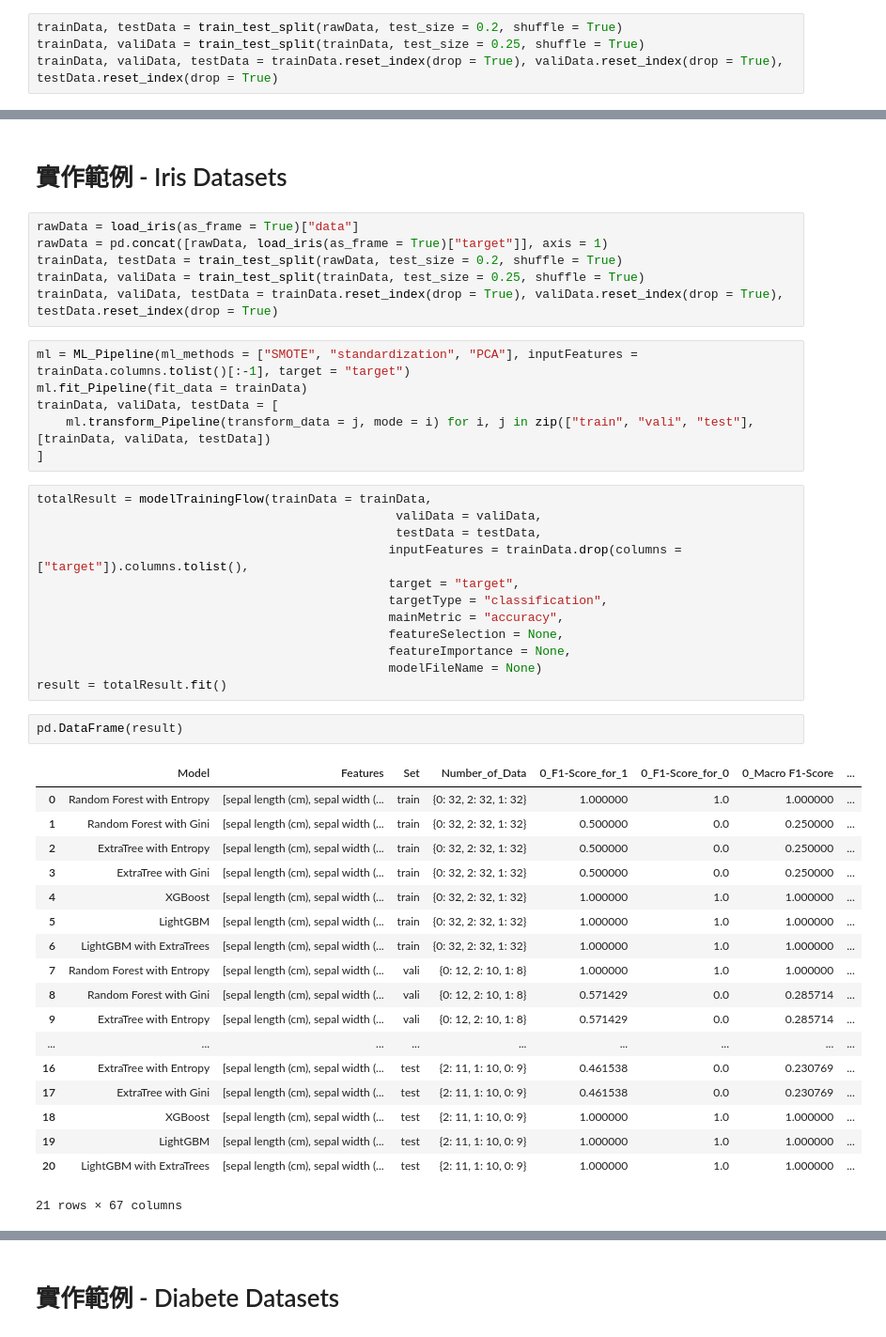
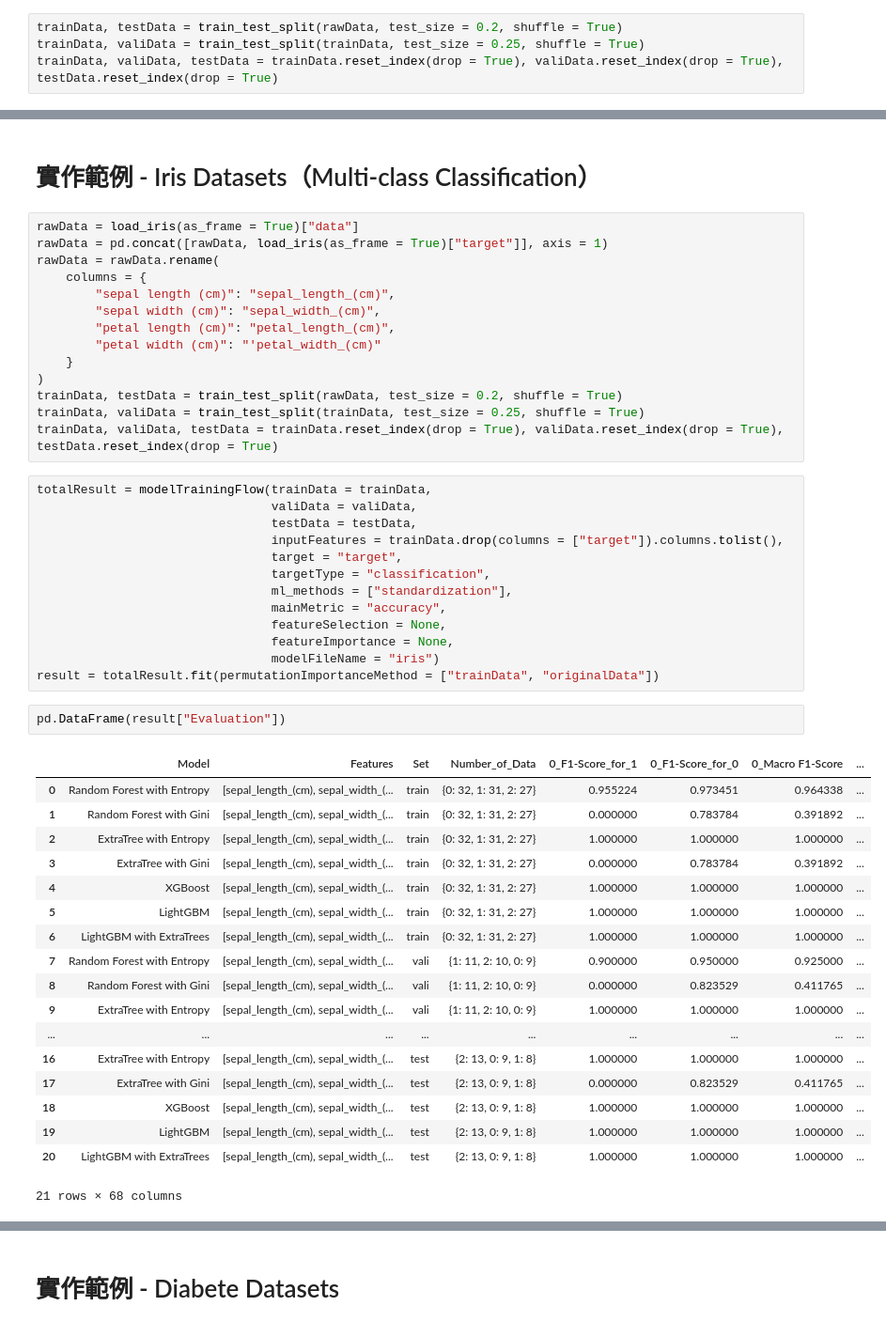
Before and after one commit to Wang-Jian-An/CustomizedAutoML, a Jupyter notebook: Example.ipynb, the cells around one changed output, grey strips where cells are left out. Shown: that part at 94% size. Saved outputs shown, nothing was run; the diff lists cells and outputs as text.

Commit message:
feat: add iris and breast cancer dataset

```diff
--- a/Example.ipynb
+++ b/Example.ipynb
@@ -52,47 +89,50 @@ pd.DataFrame(result[1])
 # %% [markdown]
-# 實作範例 - Iris Datasets
+# 實作範例 - Iris Datasets（Multi-class Classification）
 # %%
 rawData = load_iris(as_frame = True)["data"]
 rawData = pd.concat([rawData, load_iris(as_frame = True)["target"]], axis = 1)
+rawData = rawData.rename(
+    columns = {
+        "sepal length (cm)": "sepal_length_(cm)",
+        "sepal width (cm)": "sepal_width_(cm)",
+        "petal length (cm)": "petal_length_(cm)",
+        "petal width (cm)": "'petal_width_(cm)"
+    }
+)
 trainData, testData = train_test_split(rawData, test_size = 0.2, shuffle = True)
 trainData, valiData = train_test_split(trainData, test_size = 0.25, shuffle = True)
 trainData, valiData, testData = trainData.reset_index(drop = True), valiData.reset_index(drop = True), testData.reset_index(drop = True)
-# %%
-ml = ML_Pipeline(ml_methods = ["SMOTE", "standardization", "PCA"], inputFeatures = trainData.columns.tolist()[:-1], target = "target")
-ml.fit_Pipeline(fit_data = trainData)
-trainData, valiData, testData = [
-    ml.transform_Pipeline(transform_data = j, mode = i) for i, j in zip(["train", "vali", "test"], [trainData, valiData, testData])
-]
 # %%
 totalResult = modelTrainingFlow(trainData = trainData,
-                                                 valiData = valiData,
-                                                 testData = testData,
-                                                inputFeatures = trainData.drop(columns = ["target"]).columns.tolist(),
-                                                target = "target",
-                                                targetType = "classification",
-                                                mainMetric = "accuracy",
-                                                featureSelection = None,
-                                                featureImportance = None,
-                                                modelFileName = None)
-result = totalResult.fit()
+                                valiData = valiData,
+                                testData = testData,
+                                inputFeatures = trainData.drop(columns = ["target"]).columns.tolist(),
+                                target = "target",
+                                targetType = "classification",
+                                ml_methods = ["standardization"],
+                                mainMetric = "accuracy",
+                                featureSelection = None,
+                                featureImportance = None,
+                                modelFileName = "iris")
+result = totalResult.fit(permutationImportanceMethod = ["trainData", "originalData"])
 # %%
-pd.DataFrame(result)
+pd.DataFrame(result["Evaluation"])
 # %% [output]
 |  | Model | Features | Set | Number_of_Data | 0_F1-Score_for_1 | 0_F1-Score_for_0 | 0_Macro F1-Score | ... |
-| 0 | Random Forest with Entropy | [sepal length (cm), sepal width (... | train | {0: 32, 2: 32, 1: 32} | 1.000000 | 1.0 | 1.000000 | ... |
-| 1 | Random Forest with Gini | [sepal length (cm), sepal width (... | train | {0: 32, 2: 32, 1: 32} | 0.500000 | 0.0 | 0.250000 | ... |
-| 2 | ExtraTree with Entropy | [sepal length (cm), sepal width (... | train | {0: 32, 2: 32, 1: 32} | 0.500000 | 0.0 | 0.250000 | ... |
-| 3 | ExtraTree with Gini | [sepal length (cm), sepal width (... | train | {0: 32, 2: 32, 1: 32} | 0.500000 | 0.0 | 0.250000 | ... |
-| 4 | XGBoost | [sepal length (cm), sepal width (... | train | {0: 32, 2: 32, 1: 32} | 1.000000 | 1.0 | 1.000000 | ... |
-| 5 | LightGBM | [sepal length (cm), sepal width (... | train | {0: 32, 2: 32, 1: 32} | 1.000000 | 1.0 | 1.000000 | ... |
-| 6 | LightGBM with ExtraTrees | [sepal length (cm), sepal width (... | train | {0: 32, 2: 32, 1: 32} | 1.000000 | 1.0 | 1.000000 | ... |
-| 7 | Random Forest with Entropy | [sepal length (cm), sepal width (... | vali | {0: 12, 2: 10, 1: 8} | 1.000000 | 1.0 | 1.000000 | ... |
-| 8 | Random Forest with Gini | [sepal length (cm), sepal width (... | vali | {0: 12, 2: 10, 1: 8} | 0.571429 | 0.0 | 0.285714 | ... |
-| 9 | ExtraTree with Entropy | [sepal length (cm), sepal width (... | vali | {0: 12, 2: 10, 1: 8} | 0.571429 | 0.0 | 0.285714 | ... |
+| 0 | Random Forest with Entropy | [sepal_length_(cm), sepal_width_(... | train | {0: 32, 1: 31, 2: 27} | 0.955224 | 0.973451 | 0.964338 | ... |
+| 1 | Random Forest with Gini | [sepal_length_(cm), sepal_width_(... | train | {0: 32, 1: 31, 2: 27} | 0.000000 | 0.783784 | 0.391892 | ... |
+| 2 | ExtraTree with Entropy | [sepal_length_(cm), sepal_width_(... | train | {0: 32, 1: 31, 2: 27} | 1.000000 | 1.000000 | 1.000000 | ... |
+| 3 | ExtraTree with Gini | [sepal_length_(cm), sepal_width_(... | train | {0: 32, 1: 31, 2: 27} | 0.000000 | 0.783784 | 0.391892 | ... |
+| 4 | XGBoost | [sepal_length_(cm), sepal_width_(... | train | {0: 32, 1: 31, 2: 27} | 1.000000 | 1.000000 | 1.000000 | ... |
+| 5 | LightGBM | [sepal_length_(cm), sepal_width_(... | train | {0: 32, 1: 31, 2: 27} | 1.000000 | 1.000000 | 1.000000 | ... |
+| 6 | LightGBM with ExtraTrees | [sepal_length_(cm), sepal_width_(... | train | {0: 32, 1: 31, 2: 27} | 1.000000 | 1.000000 | 1.000000 | ... |
+| 7 | Random Forest with Entropy | [sepal_length_(cm), sepal_width_(... | vali | {1: 11, 2: 10, 0: 9} | 0.900000 | 0.950000 | 0.925000 | ... |
+| 8 | Random Forest with Gini | [sepal_length_(cm), sepal_width_(... | vali | {1: 11, 2: 10, 0: 9} | 0.000000 | 0.823529 | 0.411765 | ... |
+| 9 | ExtraTree with Entropy | [sepal_length_(cm), sepal_width_(... | vali | {1: 11, 2: 10, 0: 9} | 1.000000 | 1.000000 | 1.000000 | ... |
 | ... | ... | ... | ... | ... | ... | ... | ... | ... |
-| 16 | ExtraTree with Entropy | [sepal length (cm), sepal width (... | test | {2: 11, 1: 10, 0: 9} | 0.461538 | 0.0 | 0.230769 | ... |
-| 17 | ExtraTree with Gini | [sepal length (cm), sepal width (... | test | {2: 11, 1: 10, 0: 9} | 0.461538 | 0.0 | 0.230769 | ... |
-| 18 | XGBoost | [sepal length (cm), sepal width (... | test | {2: 11, 1: 10, 0: 9} | 1.000000 | 1.0 | 1.000000 | ... |
-| 19 | LightGBM | [sepal length (cm), sepal width (... | test | {2: 11, 1: 10, 0: 9} | 1.000000 | 1.0 | 1.000000 | ... |
-| 20 | LightGBM with ExtraTrees | [sepal length (cm), sepal width (... | test | {2: 11, 1: 10, 0: 9} | 1.000000 | 1.0 | 1.000000 | ... |
+| 16 | ExtraTree with Entropy | [sepal_length_(cm), sepal_width_(... | test | {2: 13, 0: 9, 1: 8} | 1.000000 | 1.000000 | 1.000000 | ... |
+| 17 | ExtraTree with Gini | [sepal_length_(cm), sepal_width_(... | test | {2: 13, 0: 9, 1: 8} | 0.000000 | 0.823529 | 0.411765 | ... |
+| 18 | XGBoost | [sepal_length_(cm), sepal_width_(... | test | {2: 13, 0: 9, 1: 8} | 1.000000 | 1.000000 | 1.000000 | ... |
+| 19 | LightGBM | [sepal_length_(cm), sepal_width_(... | test | {2: 13, 0: 9, 1: 8} | 1.000000 | 1.000000 | 1.000000 | ... |
+| 20 | LightGBM with ExtraTrees | [sepal_length_(cm), sepal_width_(... | test | {2: 13, 0: 9, 1: 8} | 1.000000 | 1.000000 | 1.000000 | ... |
-21 rows × 67 columns
+21 rows × 68 columns
```
Also changed, not shown: parts of 7 cells of this notebook.
